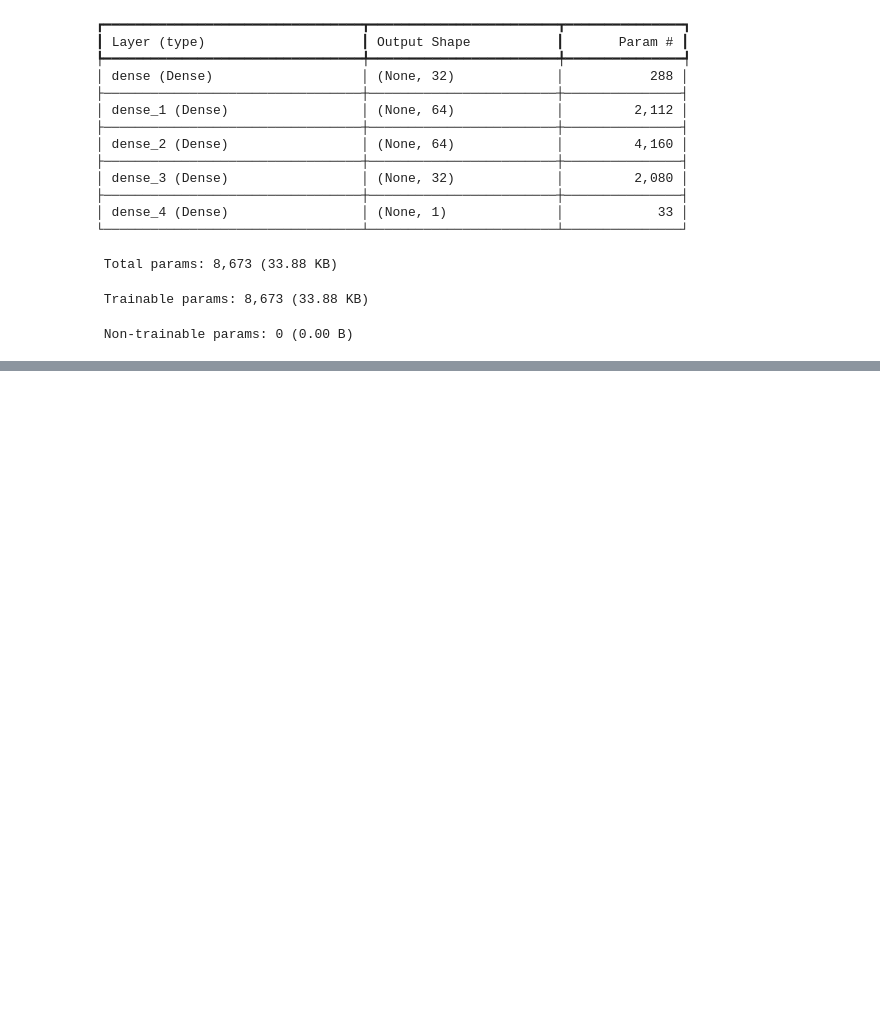
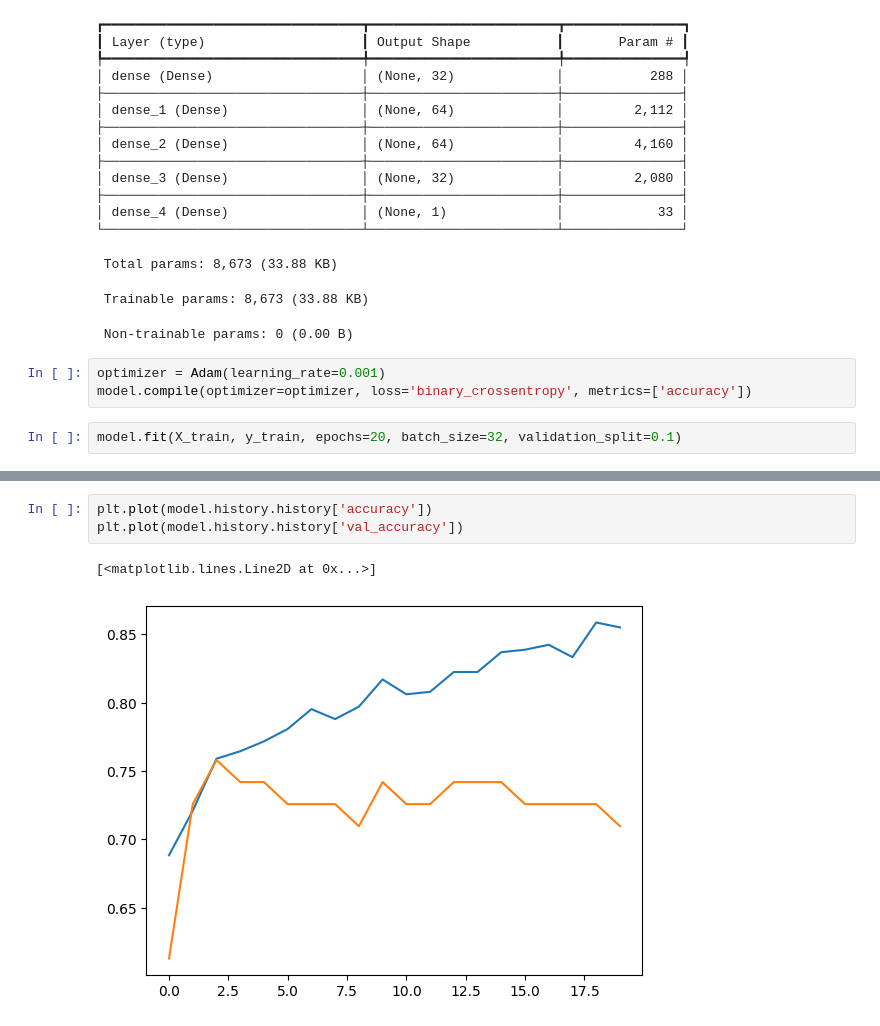
Before and after one commit to vishmithSuranjaya/Colab_notebooks, a Jupyter notebook: Deep Learning/Tutorial_01.ipynb, the cells around one changed output, grey strips where cells are left out. Saved outputs shown, nothing was run; the diff lists cells and outputs as text; blank space fills up the shorter version.

```diff
--- a/Deep Learning/Tutorial_01.ipynb
+++ b/Deep Learning/Tutorial_01.ipynb
@@ -87,3 +91,8 @@ Model: "sequential"
  Total params: 8,673 (33.88 KB)
  Trainable params: 8,673 (33.88 KB)
  Non-trainable params: 0 (0.00 B)
+# %%
+optimizer = Adam(learning_rate=0.001)
+model.compile(optimizer=optimizer, loss='binary_crossentropy', metrics=['accuracy'])
+# %%
+model.fit(X_train, y_train, epochs=20, batch_size=32, validation_split=0.1)
@@ -89,0 +118,6 @@ Model: "sequential"
+# %%
+plt.plot(model.history.history['accuracy'])
+plt.plot(model.history.history['val_accuracy'])
+# %% [output]
+[<matplotlib.lines.Line2D at 0x...>]
+[figure, added]
```
Also changed, not shown: parts of 3 cells of this notebook.
